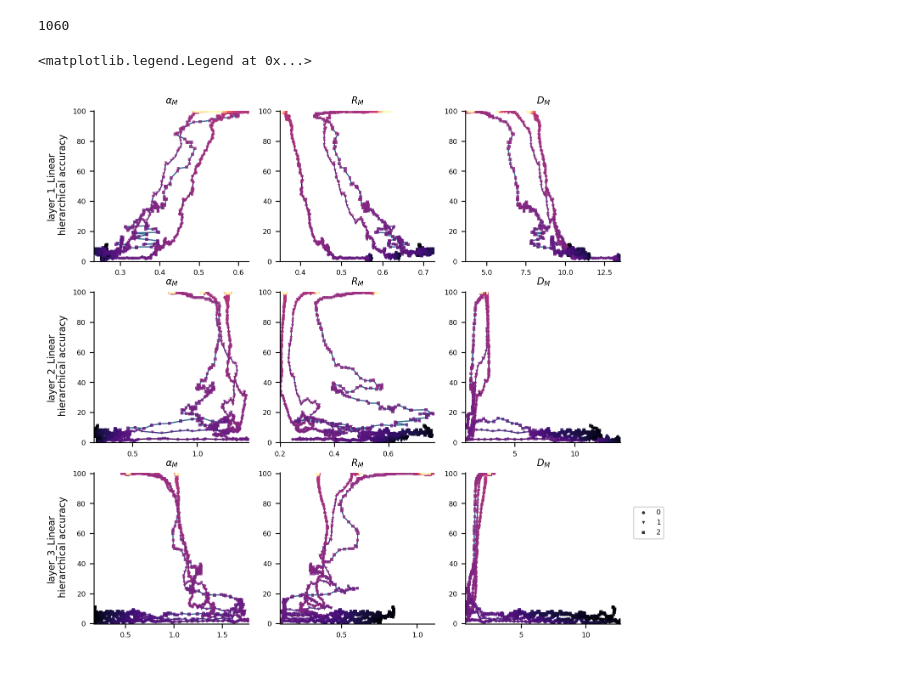
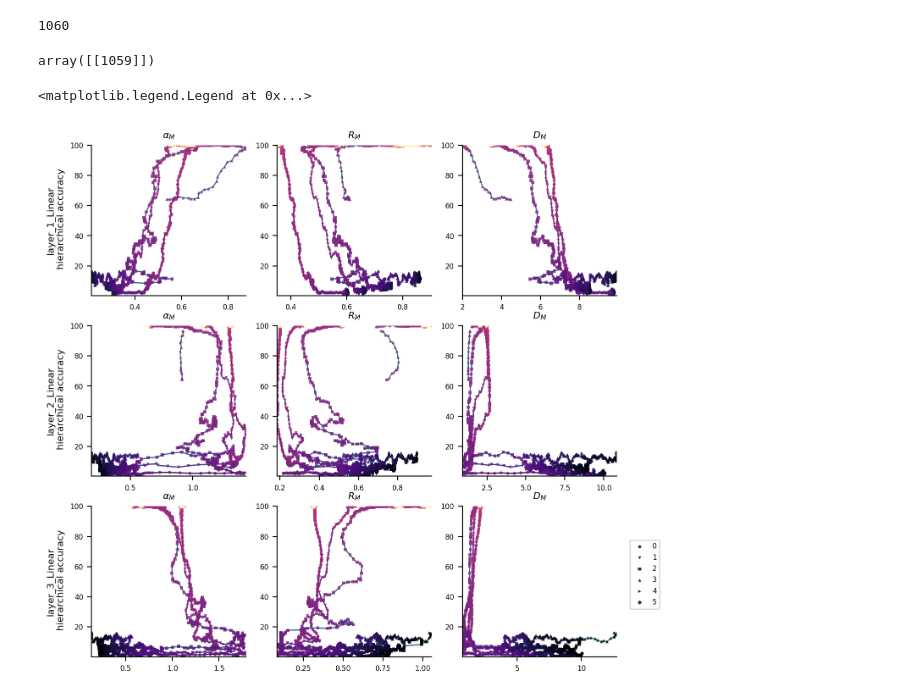
Before and after one commit to eghbalhosseini/neural_manifolds, a Jupyter notebook: create_figure_4_ICML.ipynb, the cells around one changed output. Saved outputs shown, nothing was run; the diff lists cells and outputs as text; code cells hidden in the pictures.

```diff
--- a/create_figure_4_ICML.ipynb
+++ b/create_figure_4_ICML.ipynb
@@ -20,14 +20,15 @@ av_window=10
 # %%
 from utils import save_dir, analyze_dir, result_dir
 model_identifier = 'NN-tree_nclass=64_nobj=64000_nhier=6_beta=0.000161_sigma=5.0_nfeat=936-train_test-fixed'
-analyze_identifier= 'mftma-exm_per_class=100-proj=False-rand=False-kappa=0-n_t=300-n_rep=1'
-train_identifier = 'epochs-10_batch-32_lr-0.01_momentum-0.5_init-gaussian_std-1e-06'
+analyze_identifier= 'mftma-exm_per_class=50-proj=False-rand=True-kappa=1e-08-n_t=300-n_rep=5'
+train_identifier = 'epochs-10_batch-32_lr-0.01_momentum-0.5_init-gaussian_std-1e-06-Dec2020'
 # %%
 # load accuracy data first
 training_files=[]
-for file in os.listdir(os.path.join('/Users/eghbalhosseini/Desktop/pth/')):
+for file in os.listdir(os.path.join(save_dir,model_identifier,train_identifier)):
     if fnmatch.fnmatch(file, '*.pth'):
-            training_files.append(os.path.join('/Users/eghbalhosseini/Desktop/pth/',file))
+            training_files.append(os.path.join(save_dir,model_identifier,train_identifier,file))
+
 
 hier_accu=[]
 for idx, files in tqdm(enumerate(training_files)):
@@ -50,7 +53,8 @@ epoch_factor=1e3*np.ceil(np.max(batches)/1e3)
 epoch_batch=epoch_factor*epochs+batches
 # %%
 # load mftma files
-data_=pickle.load(open(os.path.join('/Users/eghbalhosseini/Desktop/',model_identifier,train_identifier, f'{model_identifier}_mftma_pooled.pkl'), 'rb'))
+train_identifier = 'epochs-10_batch-32_lr-0.01_momentum-0.5_init-gaussian_std-1e-06'
+data_=pickle.load(open(os.path.join(analyze_dir,analyze_identifier,model_identifier,train_identifier, f'{model_identifier}_mftma_pooled.pkl'), 'rb'))
 
 mftma_res=data_['mftma_results']
 #if not os.path.exists(os.path.join(result_dir,analyze_identifier,model_identifier)):
@@ -656,6 +663,10 @@ for k in range(dot_cols.shape[1]):
 dot_ave=np.stack(dot_ave).transpose()
 # %%
 marker_seq=["o",'v','s','^','>','D']
+# %%
+array_corres[-1]
+# %% [output]
+array([[1059]])
 # %%
 
 h0=cm.get_cmap('magma_r',accuracies.shape[0])
@@ -699,7 +710,7 @@ for idx, x in enumerate(array_corres):
 
 ax=axes[(l_num-1)*len(mftma_keys)]
 for h in range(layer_cap.shape[1]):
-    if not np.isnan(np.sum(np.stack(corrected_cap)[:,h])):
+    #if not np.isnan(np.sum(np.stack(corrected_cap)[:,h])):
         ax.plot(moving_average(np.stack(corrected_cap)[:,h],av_window),moving_average(accuracies[:,h],av_window),zorder=0,linewidth=1,color=line_cols[h,:])
         ax.scatter(moving_average(np.stack(corrected_cap)[:,h],av_window),moving_average(accuracies[:,h],av_window),s=7,c=dot_ave,marker=marker_seq[h],alpha=.8,edgecolors='none')
 
@@ -714,7 +725,7 @@ ax.autoscale(enable=True, axis='y', tight=True)
 
 ax=axes[(l_num-1)*len(mftma_keys)+1]
 for h in range(layer_cap.shape[1]):
-    if not np.isnan(np.sum(np.stack(corrected_rad)[:,h])):
+    #if not np.isnan(np.sum(np.stack(corrected_rad)[:,h])):
         ax.plot(moving_average(np.stack(corrected_rad)[:,h],av_window),moving_average(accuracies[:,h],av_window),zorder=0,linewidth=1,color=line_cols[h,:])
         ax.scatter(moving_average(np.stack(corrected_rad)[:,h],av_window),moving_average(accuracies[:,h],av_window),s=7,c=dot_ave,marker=marker_seq[h],alpha=.8,edgecolors='none')
 
@@ -727,7 +738,7 @@ ax.autoscale(enable=True, axis='y', tight=True)
 
 ax=axes[(l_num-1)*len(mftma_keys)+2]
 for h in range(layer_cap.shape[1]):
-      if not np.isnan(np.sum(np.stack(corrected_dim)[:,h])):
+     # if not np.isnan(np.sum(np.stack(corrected_dim)[:,h])):
         ax.plot(moving_average(np.stack(corrected_dim)[:,h],av_window),moving_average(accuracies[:,h],av_window),zorder=0,linewidth=1,color=line_cols[h,:])
         ax.scatter(moving_average(np.stack(corrected_dim)[:,h],av_window),moving_average(accuracies[:,h],av_window),s=7,c=dot_ave,marker=marker_seq[h],alpha=.8,edgecolors='none')
 
@@ -765,7 +776,7 @@ for idx, x in enumerate(array_corres):
 
 ax=axes[(l_num-1)*len(mftma_keys)]
 for h in range(layer_cap.shape[1]):
-    if not np.isnan(np.sum(np.stack(corrected_cap)[:,h])):
+    #if not np.isnan(np.sum(np.stack(corrected_cap)[:,h])):
         ax.plot(moving_average(np.stack(corrected_cap)[:,h],av_window),moving_average(accuracies[:,h],av_window),zorder=0,linewidth=1,color=line_cols[h,:])
         ax.scatter(moving_average(np.stack(corrected_cap)[:,h],av_window),moving_average(accuracies[:,h],av_window),s=7,c=dot_ave,marker=marker_seq[h],alpha=.8,edgecolors='none')
 
@@ -780,7 +791,7 @@ ax.autoscale(enable=True, axis='y', tight=True)
 
 ax=axes[(l_num-1)*len(mftma_keys)+1]
 for h in range(layer_cap.shape[1]):
-    if not np.isnan(np.sum(np.stack(corrected_rad)[:,h])):
+    #if not np.isnan(np.sum(np.stack(corrected_rad)[:,h])):
         ax.plot(moving_average(np.stack(corrected_rad)[:,h],av_window),moving_average(accuracies[:,h],av_window),zorder=0,linewidth=1,color=line_cols[h,:])
         ax.scatter(moving_average(np.stack(corrected_rad)[:,h],av_window),moving_average(accuracies[:,h],av_window),s=7,c=dot_ave,marker=marker_seq[h],alpha=.8,edgecolors='none')
 
@@ -793,7 +804,7 @@ ax.autoscale(enable=True, axis='y', tight=True)
 
 ax=axes[(l_num-1)*len(mftma_keys)+2]
 for h in range(layer_cap.shape[1]):
-      if not np.isnan(np.sum(np.stack(corrected_dim)[:,h])):
+     # if not np.isnan(np.sum(np.stack(corrected_dim)[:,h])):
         ax.plot(moving_average(np.stack(corrected_dim)[:,h],av_window),moving_average(accuracies[:,h],av_window),zorder=0,linewidth=1,color=line_cols[h,:])
         ax.scatter(moving_average(np.stack(corrected_dim)[:,h],av_window),moving_average(accuracies[:,h],av_window),s=7,c=dot_ave,marker=marker_seq[h],alpha=.8,edgecolors='none')
 
@@ -830,7 +841,7 @@ for idx, x in enumerate(array_corres):
 
 ax=axes[(l_num-1)*len(mftma_keys)]
 for h in range(layer_cap.shape[1]):
-    if not np.isnan(np.sum(np.stack(corrected_cap)[:,h])):
+    #if not np.isnan(np.sum(np.stack(corrected_cap)[:,h])):
         ax.plot(moving_average(np.stack(corrected_cap)[:,h],av_window),moving_average(accuracies[:,h],av_window),zorder=0,linewidth=1,color=line_cols[h,:])
         ax.scatter(moving_average(np.stack(corrected_cap)[:,h],av_window),moving_average(accuracies[:,h],av_window),s=7,c=dot_ave,marker=marker_seq[h],alpha=.8,edgecolors='none')
 
@@ -844,33 +855,33 @@ ax.autoscale(enable=True, axis='x', tight=True)
 ax.autoscale(enable=True, axis='y', tight=True)
 
 ax=axes[(l_num-1)*len(mftma_keys)+1]
 for h in range(layer_cap.shape[1]):
-    if not np.isnan(np.sum(np.stack(corrected_rad)[:,h])):
+    #if not np.isnan(np.sum(np.stack(corrected_rad)[:,h])):
         ax.plot(moving_average(np.stack(corrected_rad)[:,h],av_window),moving_average(accuracies[:,h],av_window),zorder=0,linewidth=1,color=line_cols[h,:])
         ax.scatter(moving_average(np.stack(corrected_rad)[:,h],av_window),moving_average(accuracies[:,h],av_window),s=7,c=dot_ave,marker=marker_seq[h],alpha=.8,edgecolors='none')
 
 
 ax.set_title(r'$R_M$', fontsize=8)
 ax.spines['right'].set_visible(False)
 ax.spines['top'].set_visible(False)
 ax.autoscale(enable=True, axis='x', tight=True)
 ax.autoscale(enable=True, axis='y', tight=True)
 
 ax=axes[(l_num-1)*len(mftma_keys)+2]
 for h in range(layer_cap.shape[1]):
-      if not np.isnan(np.sum(np.stack(corrected_dim)[:,h])):
+     # if not np.isnan(np.sum(np.stack(corrected_dim)[:,h])):
         ax.plot(moving_average(np.stack(corrected_dim)[:,h],av_window),moving_average(accuracies[:,h],av_window),zorder=0,linewidth=1,color=line_cols[h,:])
         ax.scatter(moving_average(np.stack(corrected_dim)[:,h],av_window),moving_average(accuracies[:,h],av_window),s=7,c=dot_ave,marker=marker_seq[h],alpha=.8,edgecolors='none',label=str(h))
 
 
 
 ax.set_title(r'$D_M$', fontsize=8)
 
 ax.spines['right'].set_visible(False)
 ax.spines['top'].set_visible(False)
 ax.autoscale(enable=True, axis='x', tight=True)
 ax.autoscale(enable=True, axis='y', tight=True)
 ax.legend(bbox_to_anchor=(1, .5, 0.3, 0.3),fontsize=6)
 # %% [output]
 <matplotlib.legend.Legend at 0x...>
-[figure, old version]
+[figure, new version]
```
Also changed, not shown: parts of 4 cells of this notebook, 2 other files.
